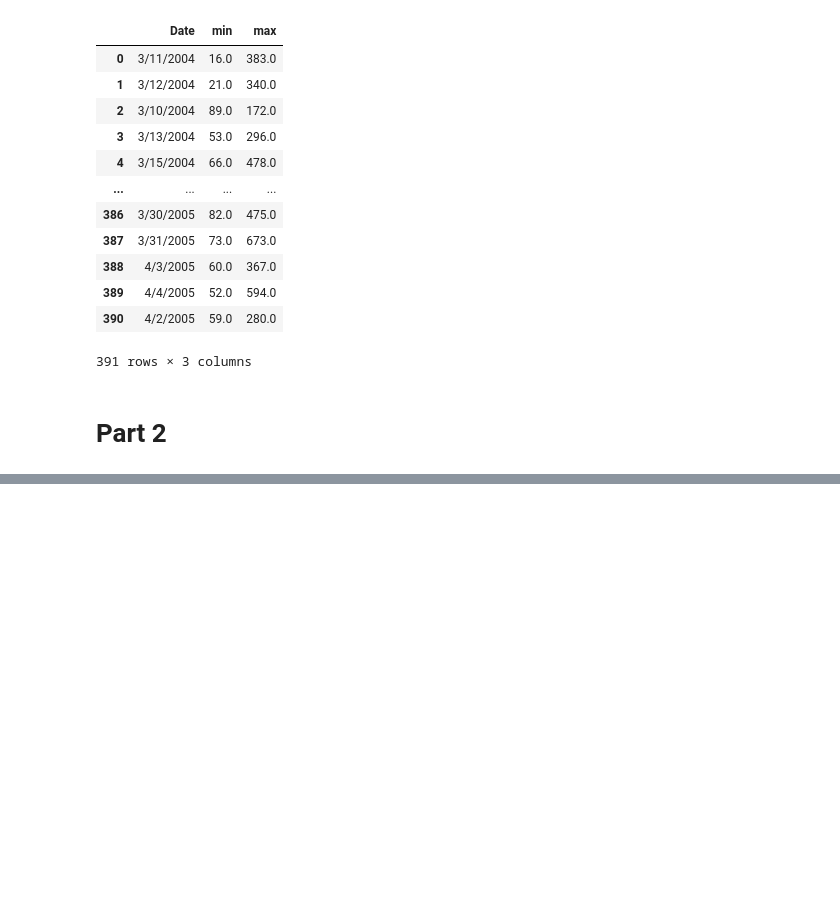
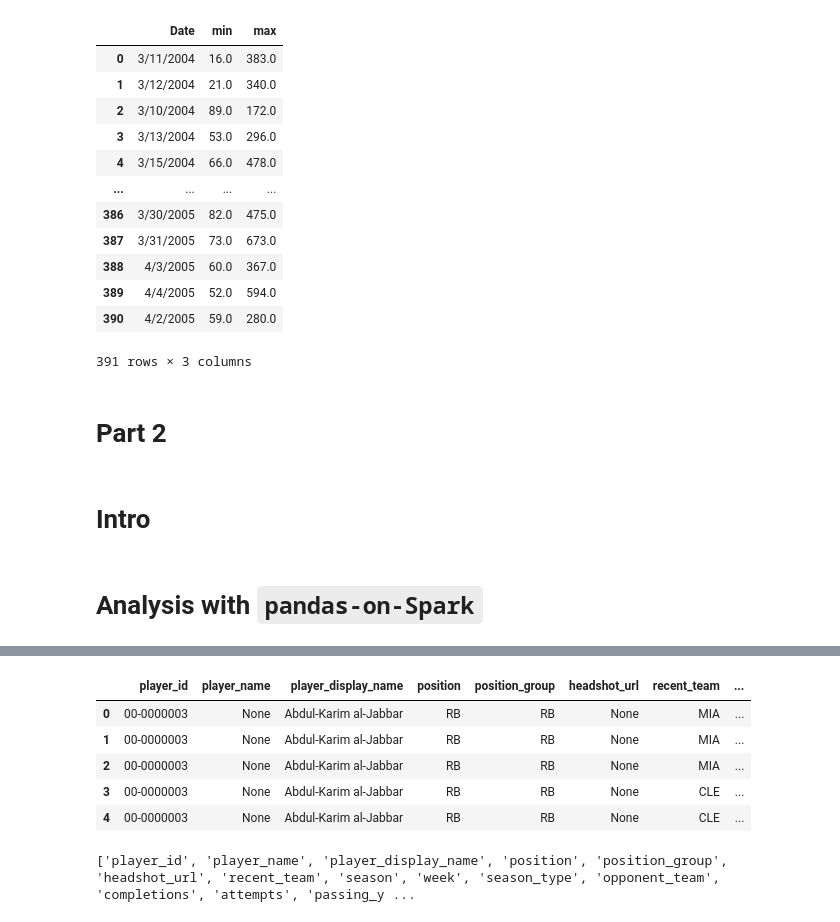
Before and after one commit to jilliangreene/sta_554_assignments, a Jupyter notebook: Project2/STA554_Proj1_nb.ipynb, the cells around one changed output, grey strips where cells are left out. Cells and saved outputs as stored; diff of their text form; code cells hidden in the pictures; blank space fills up the shorter version.

```diff
--- a/Project2/STA554_Proj1_nb.ipynb
+++ b/Project2/STA554_Proj1_nb.ipynb
@@ -186,3 +186,20 @@ air_csv_pd.min_max_summary("NOx(GT)", "Date")
 391 rows × 3 columns
 # %% [markdown]
 # Part 2
+# %% [markdown]
+# Intro
+# %% [markdown]
+# Analysis with `pandas-on-Spark`
+# %%
+# Set up spark to work with ANSI
+spark.conf.set("spark.sql.ansi.enabled", "false")
+
+# Import package
+import pyspark.pandas as ps
+
+# Read in weekly NFL data
+nfl = ps.read_csv("weekly_nfl_data.csv")
+
+# Print first 5 rows
+nfl.head()
+# %% [output]
@@ -188,0 +207,11 @@ air_csv_pd.min_max_summary("NOx(GT)", "Date")
+|  | player_id | player_name | player_display_name | position | position_group | headshot_url | recent_team | ... |
+| 0 | 00-0000003 | None | Abdul-Karim al-Jabbar | RB | RB | None | MIA | ... |
+| 1 | 00-0000003 | None | Abdul-Karim al-Jabbar | RB | RB | None | MIA | ... |
+| 2 | 00-0000003 | None | Abdul-Karim al-Jabbar | RB | RB | None | MIA | ... |
+| 3 | 00-0000003 | None | Abdul-Karim al-Jabbar | RB | RB | None | CLE | ... |
+| 4 | 00-0000003 | None | Abdul-Karim al-Jabbar | RB | RB | None | CLE | ... |
+# %%
+# Report all the column names - using toList for neatness
+print(nfl.columns.tolist())
+# %% [output]
+['player_id', 'player_name', 'player_display_name', 'position', 'position_group', 'headshot_url', 'recent_team', 'season', 'week', 'season_type', 'opponent_team', 'completions', 'attempts', 'passing_y ...
```
Also changed, not shown: parts of 18 cells of this notebook.
